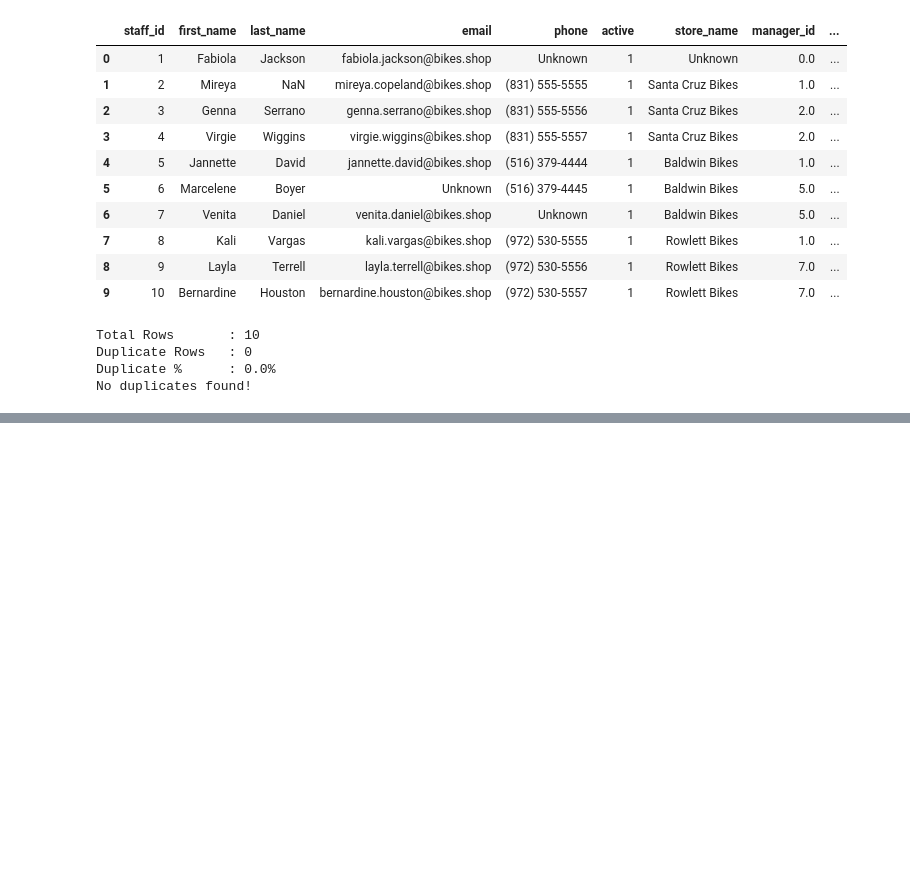
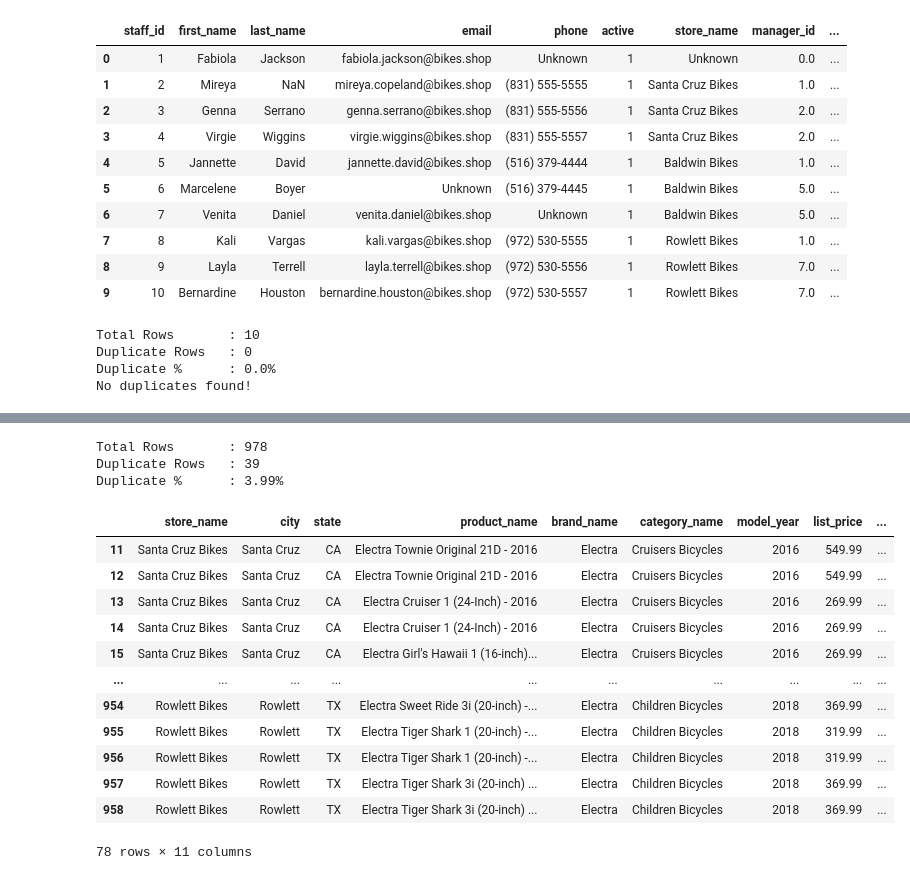
Before and after one commit to ahmednbail/Python-End-to-End-ETL-Pipeline-Project, a Jupyter notebook: Transformation/Code/Data_Quality_Checks.ipynb, the cells around one changed output, grey strips where cells are left out. Cells and saved outputs as stored; diff of their text form; code cells hidden in the pictures; blank space fills up the shorter version.

```diff
--- a/Transformation/Code/Data_Quality_Checks.ipynb
+++ b/Transformation/Code/Data_Quality_Checks.ipynb
@@ -561,0 +565,3 @@ TypeError: 'numpy.dtypes.Float64DType' object is not callable
+# %%
+df=pd.read_csv(r'D:\Ahmed\DataCarft_Material\Python-End-to-End-ETL-Pipeline-Project\Transformation\Data\stocks.csv')
+df.head()
@@ -561,0 +611,20 @@ TypeError: 'numpy.dtypes.Float64DType' object is not callable
+# %%
+duplicate_checks(df)
+#its normal for stocks tabble to have duplicates
+# %% [output]
+Total Rows       : 978
+Duplicate Rows   : 39
+Duplicate %      : 3.99%
+|  | store_name | city | state | product_name | brand_name | category_name | model_year | list_price | ... |
+| 11 | Santa Cruz Bikes | Santa Cruz | CA | Electra Townie Original 21D - 2016 | Electra | Cruisers Bicycles | 2016 | 549.99 | ... |
+| 12 | Santa Cruz Bikes | Santa Cruz | CA | Electra Townie Original 21D - 2016 | Electra | Cruisers Bicycles | 2016 | 549.99 | ... |
+| 13 | Santa Cruz Bikes | Santa Cruz | CA | Electra Cruiser 1 (24-Inch) - 2016 | Electra | Cruisers Bicycles | 2016 | 269.99 | ... |
+| 14 | Santa Cruz Bikes | Santa Cruz | CA | Electra Cruiser 1 (24-Inch) - 2016 | Electra | Cruisers Bicycles | 2016 | 269.99 | ... |
+| 15 | Santa Cruz Bikes | Santa Cruz | CA | Electra Girl's Hawaii 1 (16-inch)... | Electra | Cruisers Bicycles | 2016 | 269.99 | ... |
+| ... | ... | ... | ... | ... | ... | ... | ... | ... | ... |
+| 954 | Rowlett Bikes | Rowlett | TX | Electra Sweet Ride 3i (20-inch) -... | Electra | Children Bicycles | 2018 | 369.99 | ... |
+| 955 | Rowlett Bikes | Rowlett | TX | Electra Tiger Shark 1 (20-inch) -... | Electra | Children Bicycles | 2018 | 319.99 | ... |
+| 956 | Rowlett Bikes | Rowlett | TX | Electra Tiger Shark 1 (20-inch) -... | Electra | Children Bicycles | 2018 | 319.99 | ... |
+| 957 | Rowlett Bikes | Rowlett | TX | Electra Tiger Shark 3i (20-inch) ... | Electra | Children Bicycles | 2018 | 369.99 | ... |
+| 958 | Rowlett Bikes | Rowlett | TX | Electra Tiger Shark 3i (20-inch) ... | Electra | Children Bicycles | 2018 | 369.99 | ... |
+78 rows × 11 columns
```
Also changed, not shown: parts of 14 cells of this notebook, 10 other files.
